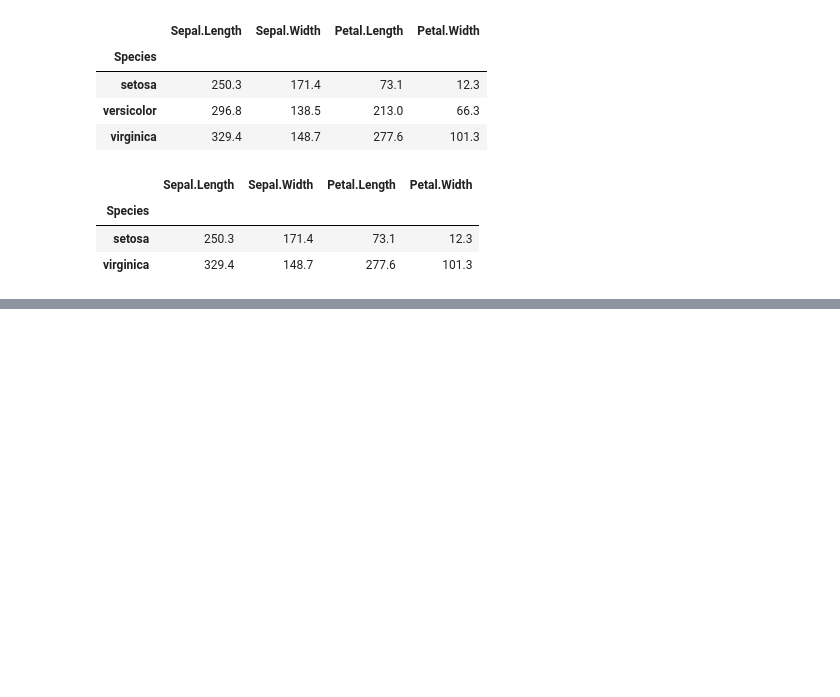
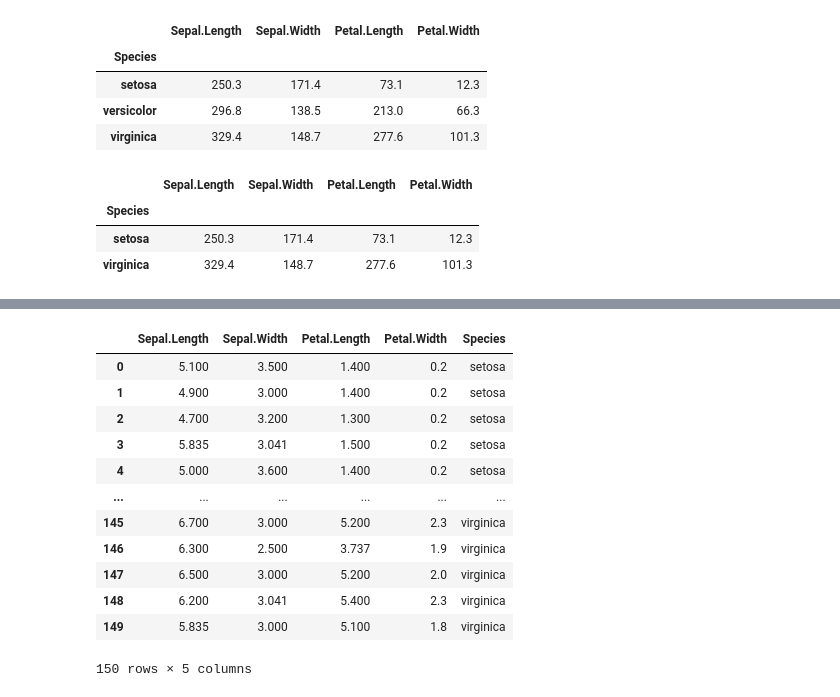
Before and after one commit to jack8704/ai, a Jupyter notebook: source/01_python/ch11_데이터프레임과 시리즈(Pandas)_9절~14절.ipynb, the cells around one changed output, grey strips where cells are left out. Drawn from its saved outputs; the diff is of its cells as text; code cells hidden in the pictures; blank space fills up the shorter version.

```diff
--- a/source/01_python/ch11_데이터프레임과 시리즈(Pandas)_9절~14절.ipynb
+++ b/source/01_python/ch11_데이터프레임과 시리즈(Pandas)_9절~14절.ipynb
@@ -305,0 +819,17 @@ iris.groupby(['Species']).describe().T
+# %%
+iris_fillna.iloc[:,:-1]= iris_fillna.iloc[:,:-1].applymap(lambda x : np.round(x, 3))
+iris_fillna
+# %% [output]
+|  | Sepal.Length | Sepal.Width | Petal.Length | Petal.Width | Species |
+| 0 | 5.100 | 3.500 | 1.400 | 0.2 | setosa |
+| 1 | 4.900 | 3.000 | 1.400 | 0.2 | setosa |
+| 2 | 4.700 | 3.200 | 1.300 | 0.2 | setosa |
+| 3 | 5.835 | 3.041 | 1.500 | 0.2 | setosa |
+| 4 | 5.000 | 3.600 | 1.400 | 0.2 | setosa |
+| ... | ... | ... | ... | ... | ... |
+| 145 | 6.700 | 3.000 | 5.200 | 2.3 | virginica |
+| 146 | 6.300 | 2.500 | 3.737 | 1.9 | virginica |
+| 147 | 6.500 | 3.000 | 5.200 | 2.0 | virginica |
+| 148 | 6.200 | 3.041 | 5.400 | 2.3 | virginica |
+| 149 | 5.835 | 3.000 | 5.100 | 1.8 | virginica |
+150 rows × 5 columns
```
Also changed, not shown: parts of 147 cells of this notebook, 3 other files.
